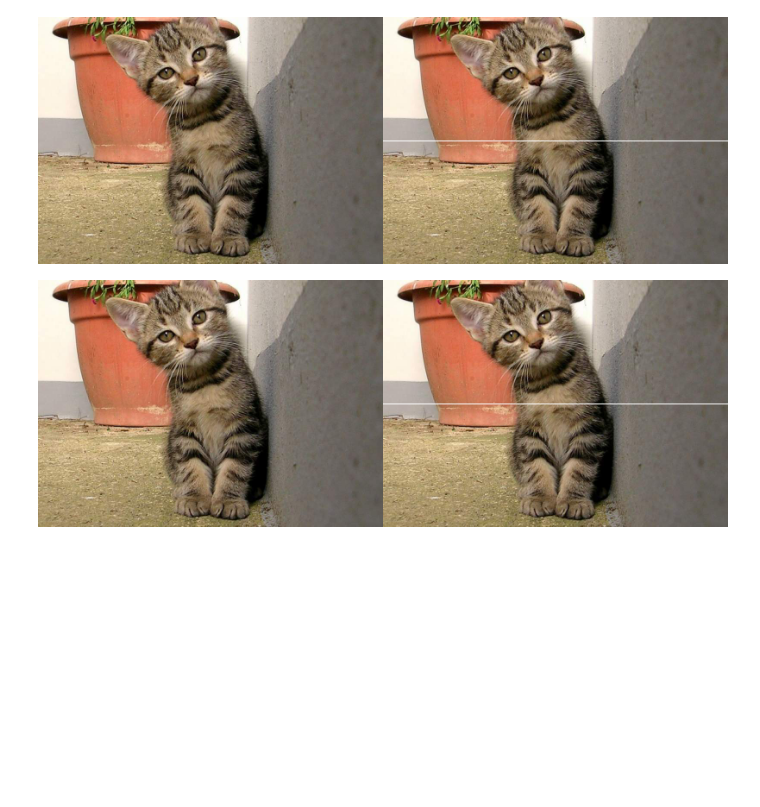
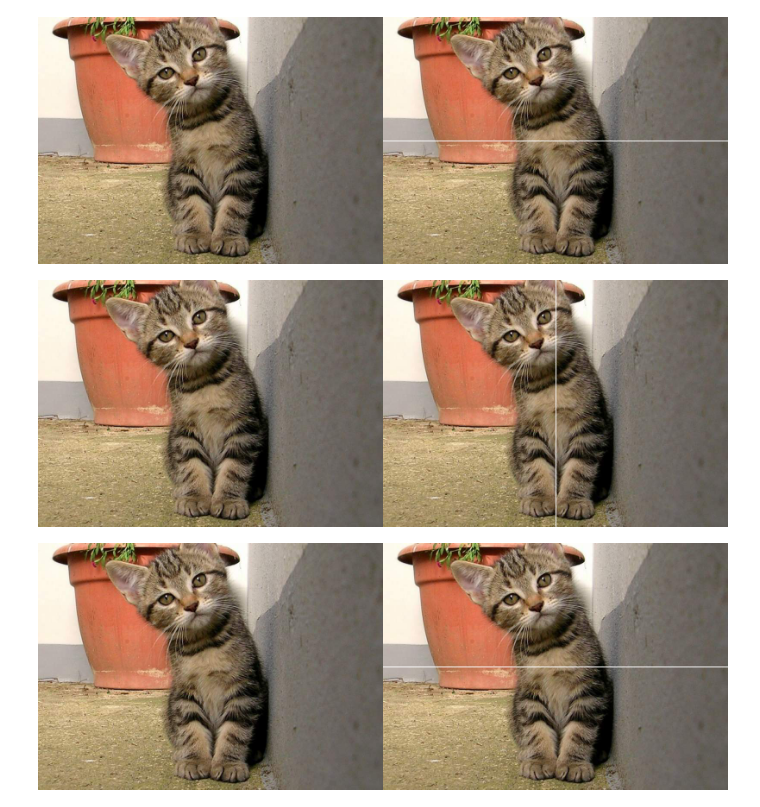
Before and after one commit to muhammadakbarazmi/PCVK_Genap_2022, a Jupyter notebook: Week1.ipynb, the cells around one changed output. Drawn from its saved outputs; the diff is of its cells as text; code cells hidden in the pictures; blank space fills up the shorter version.

```diff
--- a/Week1.ipynb
+++ b/Week1.ipynb
@@ -48,6 +48,17 @@ final_frame = cv.hconcat((image_2, image_3))
 cv2_imshow(final_frame)
 # %% [output]
 [figure]
+# %%
+image_4 = cv.cvtColor(image, cv.COLOR_BGR2RGB)
+
+# membuat garis vertikal di tengah image
+for y in range (tinggi):
+  image_4[y, int((lebar)/2)] = [255,255,255]
+
+final_frame = cv.hconcat((image_2, image_4))
+cv2_imshow(final_frame)
+# %% [output]
+[figure, added]
 # %%
 image_2 = cv.cvtColor(image, cv.COLOR_BGR2RGB)
 image_3 = cv.cvtColor(image, cv.COLOR_BGR2RGB)
```
